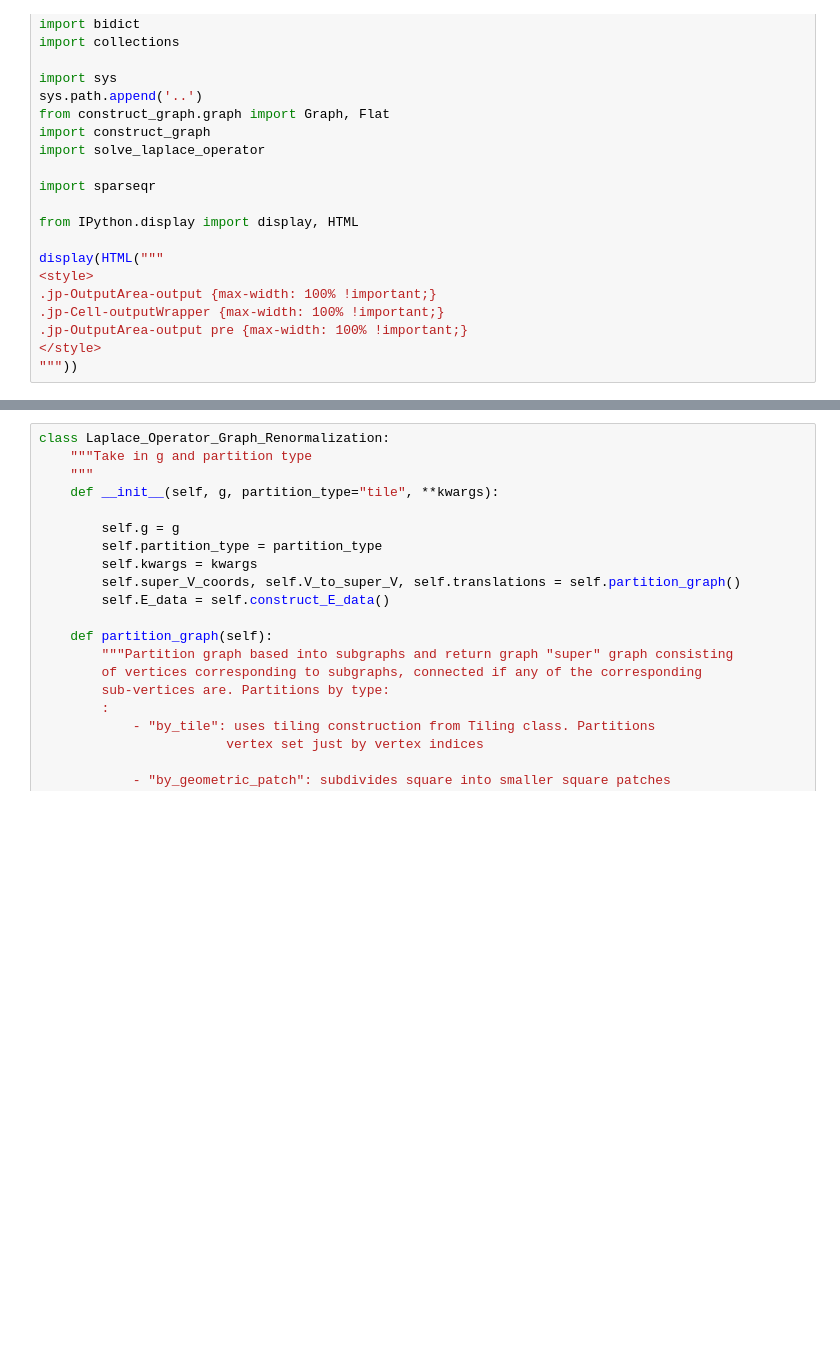
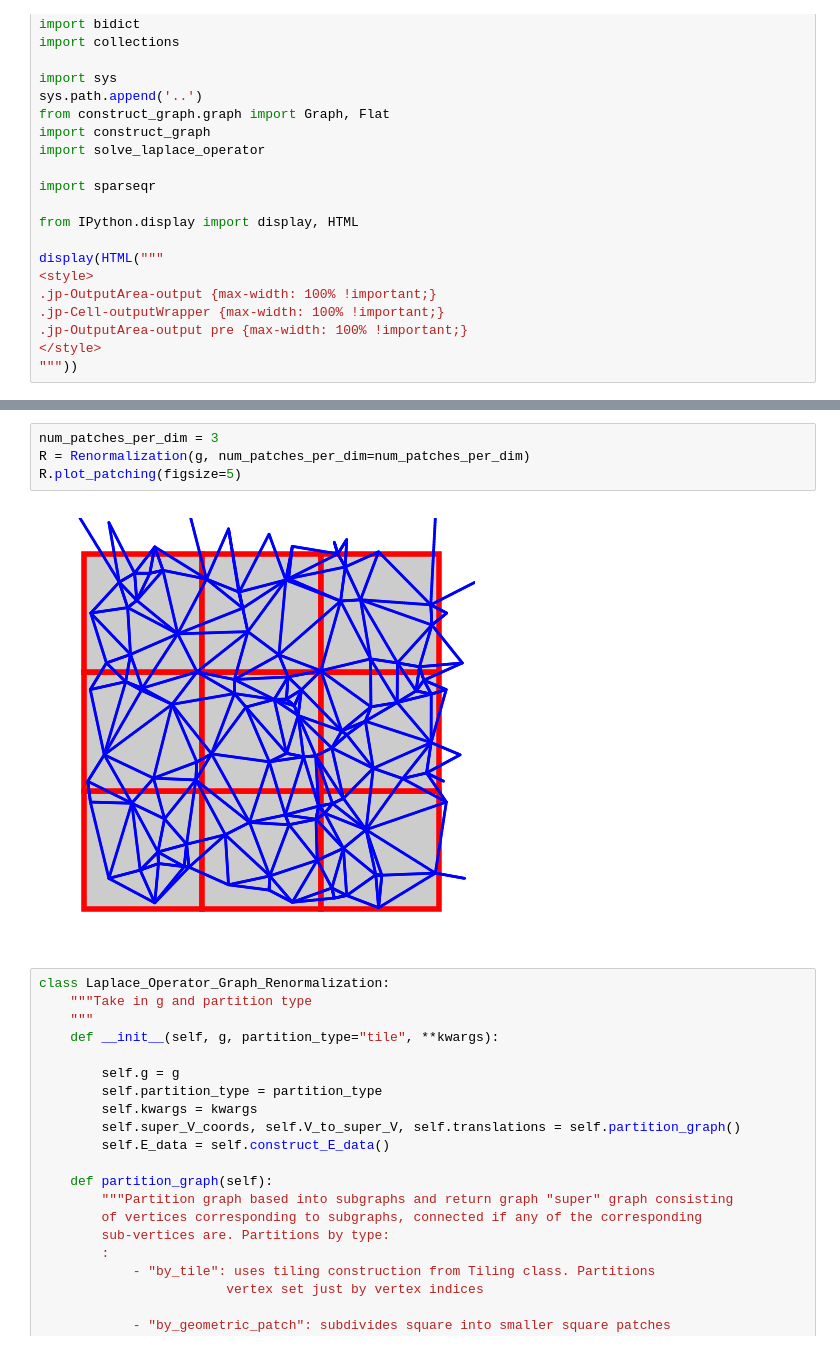
Before and after one commit to sidneyholden1/metric_graph, a Jupyter notebook: test_scripts/patching2.ipynb, the cells around one changed output, grey strips where cells are left out. Drawn from its saved outputs; the diff is of its cells as text; blank space fills up the shorter version.

Commit message:
patching rewrite

```diff
--- a/test_scripts/patching2.ipynb
+++ b/test_scripts/patching2.ipynb
@@ -68,3 +96,9 @@ class Renormalization:
+# %%
+num_patches_per_dim = 3
+R = Renormalization(g, num_patches_per_dim=num_patches_per_dim)
+R.plot_patching(figsize=5)
+# %% [output]
+[figure, added]
 # %%
 class Laplace_Operator_Graph_Renormalization:
     """Take in g and partition type
```
Also changed, not shown: parts of 2 cells of this notebook, 1 other file.
